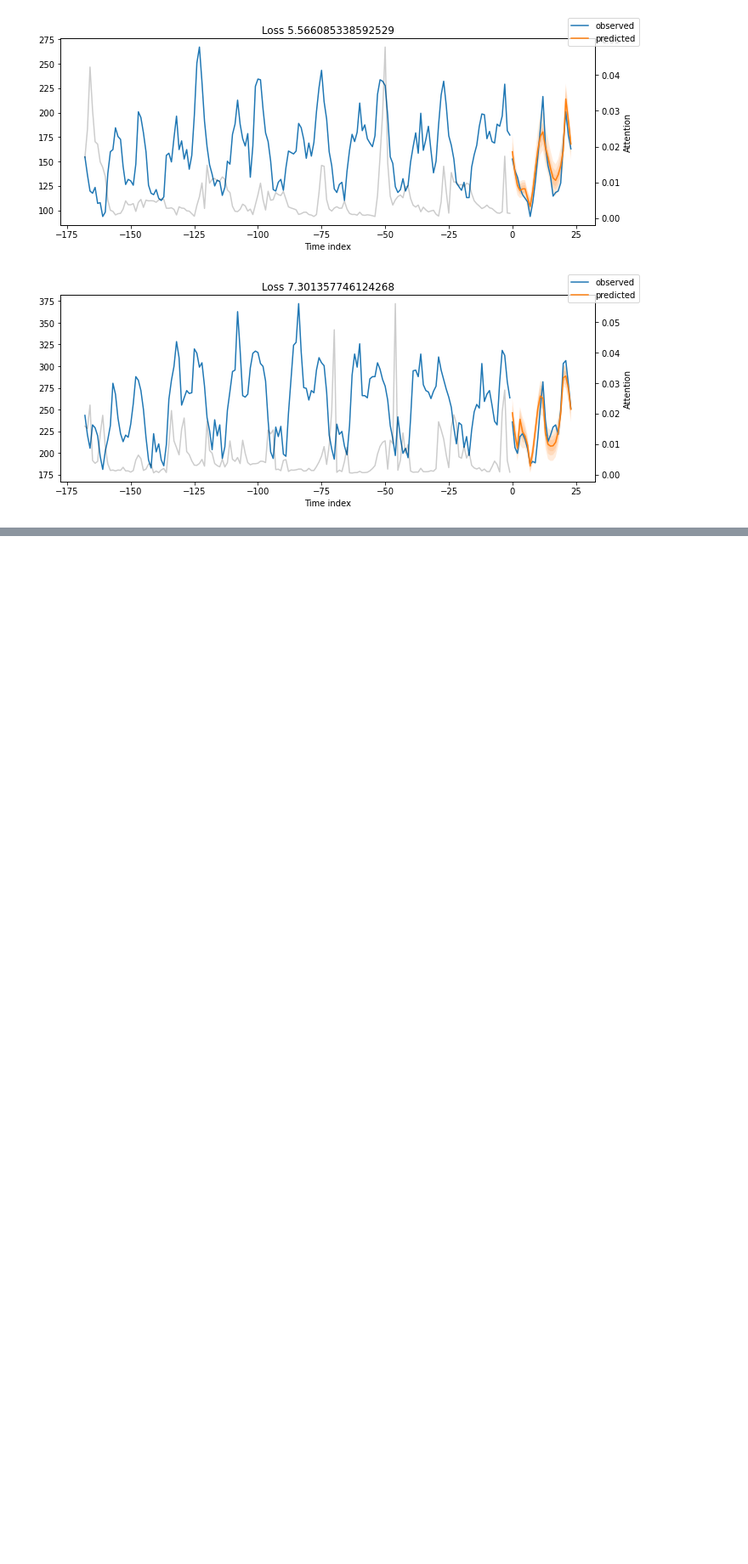
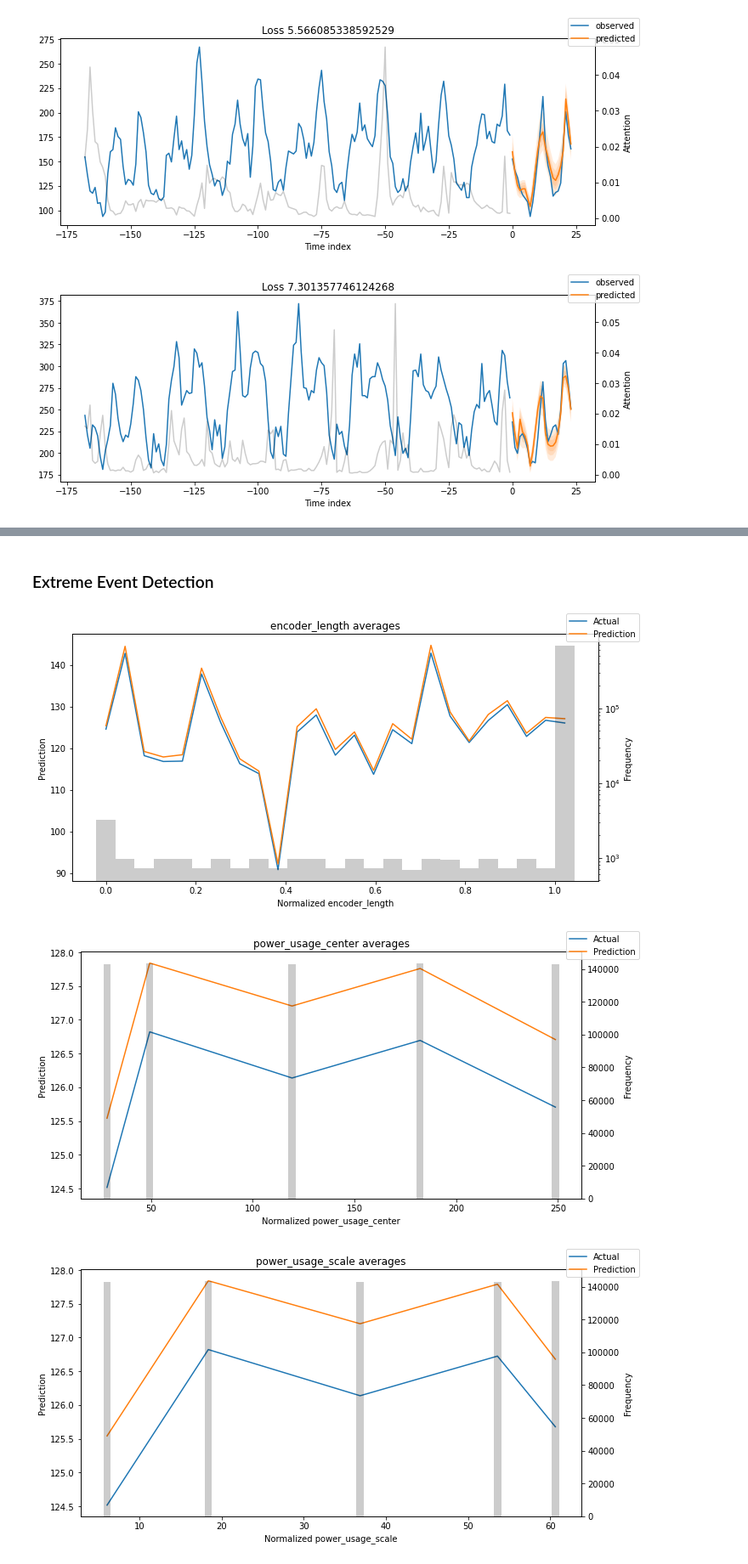
Before and after one commit to johnwslee/Data_Science_Libraries, a Jupyter notebook: PyTorch/temporal_fusion_transformer/Medium_energy_demand_forecasting.ipynb, the cells around one changed output, grey strips where cells are left out. Shown at 85% size. Cells and saved outputs as stored; diff of their text form; code cells hidden in the pictures; blank space fills up the shorter version.

```diff
--- a/PyTorch/temporal_fusion_transformer/Medium_energy_demand_forecasting.ipynb
+++ b/PyTorch/temporal_fusion_transformer/Medium_energy_demand_forecasting.ipynb
@@ -411,0 +485,12 @@ for idx in range(5):  # plot all 5 consumers
+# %% [markdown]
+### Extreme Event Detection
+# %%
+#Analysis on the training set
+
+predictions, x = best_tft.predict(train_dataloader, return_x=True)
+predictions_vs_actuals = best_tft.calculate_prediction_actual_by_variable(x, predictions)
+best_tft.plot_prediction_actual_by_variable(predictions_vs_actuals);
+# %% [output]
+[figure, added]
+[figure, added]
+[figure, added]
```
Also changed, not shown: parts of 21 cells of this notebook.
